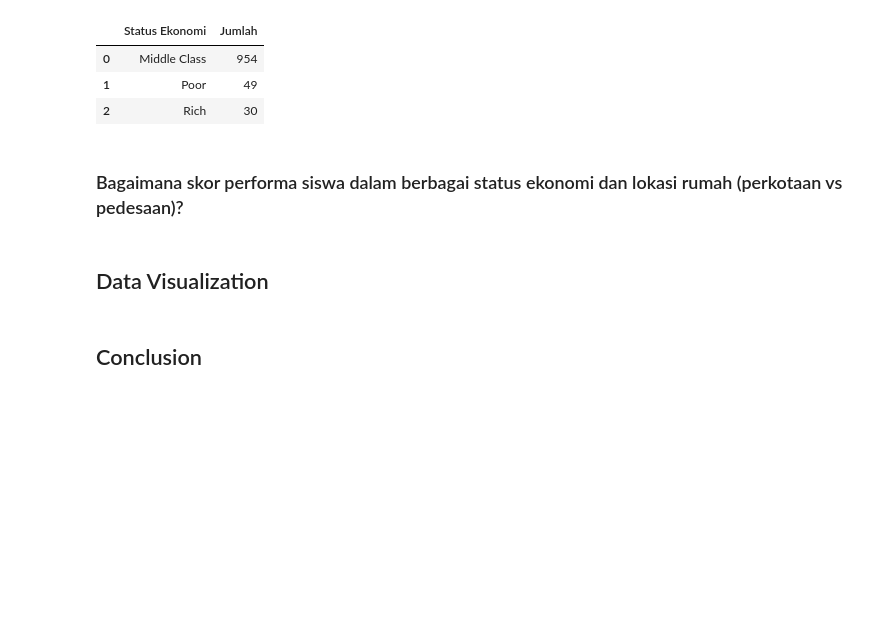
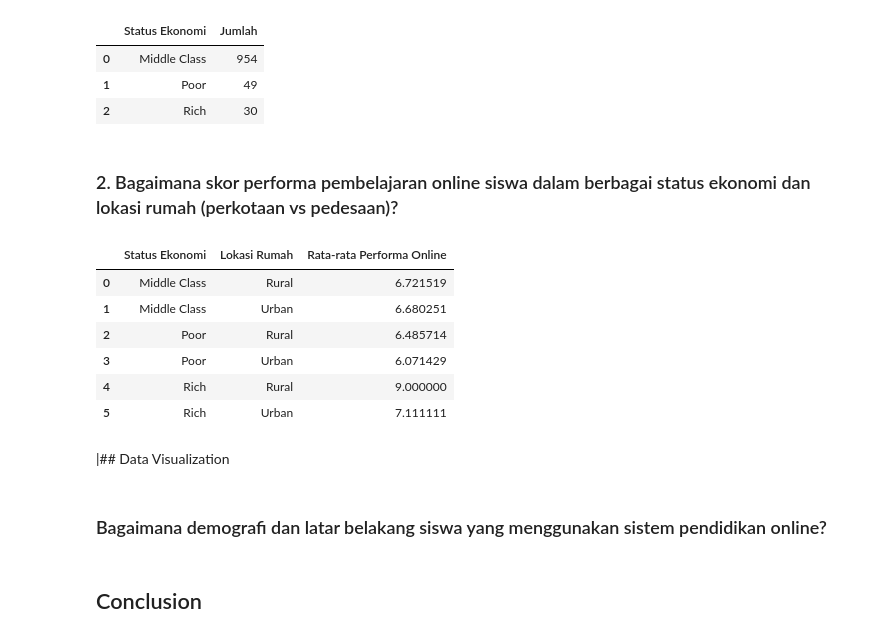
Before and after one commit to rizkiwijanarko/Student_Adaptability_on_E-Learning_Data_Analysis, a Jupyter notebook: E-Learning Data Analysis.ipynb, the cells around one changed output. Saved outputs shown, nothing was run; the diff lists cells and outputs as text; code cells hidden in the pictures; blank space fills up the shorter version.

```diff
--- a/E-Learning Data Analysis.ipynb
+++ b/E-Learning Data Analysis.ipynb
@@ -252,6 +252,28 @@ economic_data
 | 1 | Poor | 49 |
 | 2 | Rich | 30 |
 # %% [markdown]
-### Bagaimana skor performa siswa dalam berbagai status ekonomi dan lokasi rumah (perkotaan vs pedesaan)?
+### 2. Bagaimana skor performa pembelajaran online siswa dalam berbagai status ekonomi dan lokasi rumah (perkotaan vs pedesaan)?
+# %%
+# Mengelompokkan data berdasarkan status ekonomi dan lokasi rumah
+performance_data = (df.groupby(['Economic status', 'Home Location'])
+                    .agg({'Performance in online': 'mean'})
+                    .reset_index()
+                    .rename(columns={
+    'Performance in online': 'Rata-rata Performa Online',
+    'Economic status': 'Status Ekonomi',
+    'Home Location': 'Lokasi Rumah'
+}))
+
+performance_data
+# %% [output]
+|  | Status Ekonomi | Lokasi Rumah | Rata-rata Performa Online |
+| 0 | Middle Class | Rural | 6.721519 |
+| 1 | Middle Class | Urban | 6.680251 |
+| 2 | Poor | Rural | 6.485714 |
+| 3 | Poor | Urban | 6.071429 |
+| 4 | Rich | Rural | 9.000000 |
+| 5 | Rich | Urban | 7.111111 |
 # %% [markdown]
-## Data Visualization
+|## Data Visualization
+# %% [markdown]
+### Bagaimana demografi dan latar belakang siswa yang menggunakan sistem pendidikan online?
```
Also changed, not shown: parts of 4 cells of this notebook.
